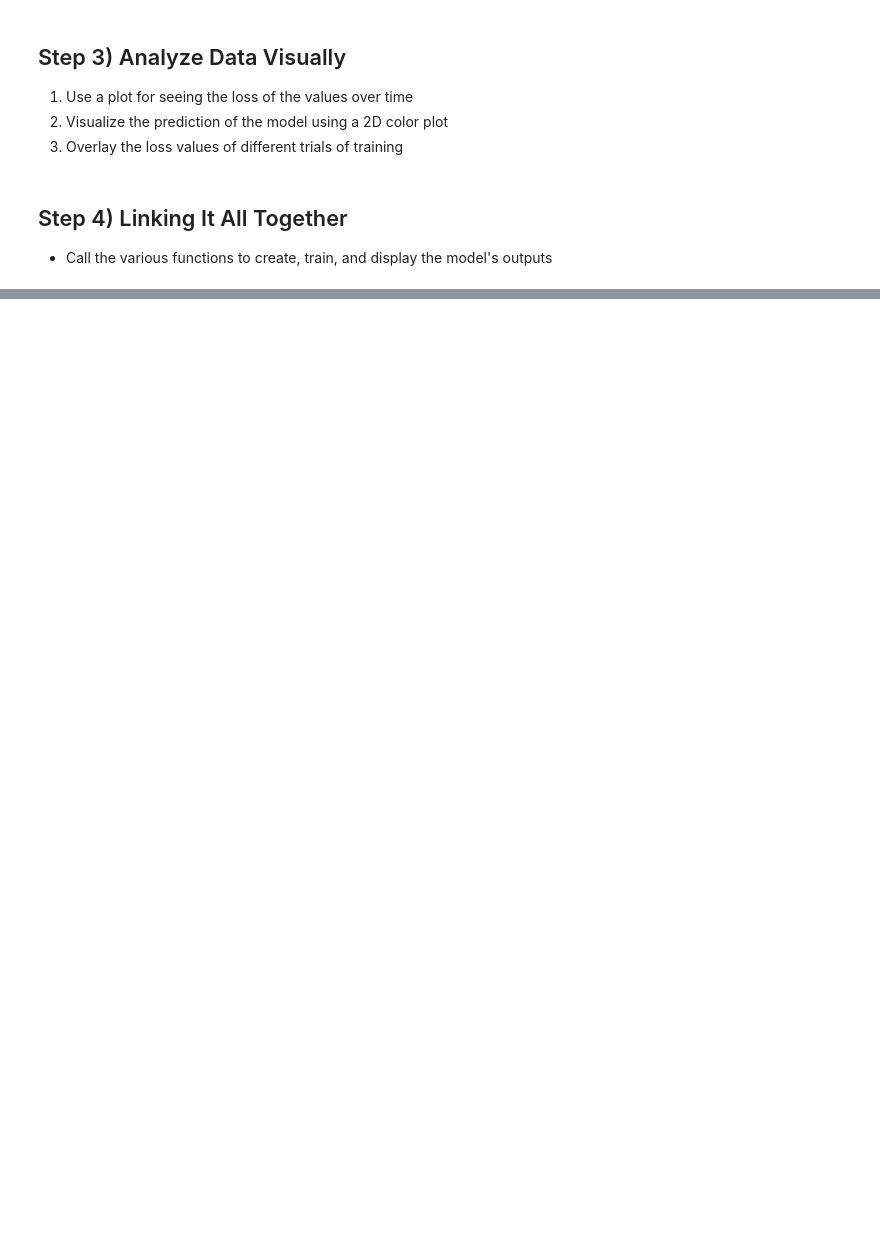
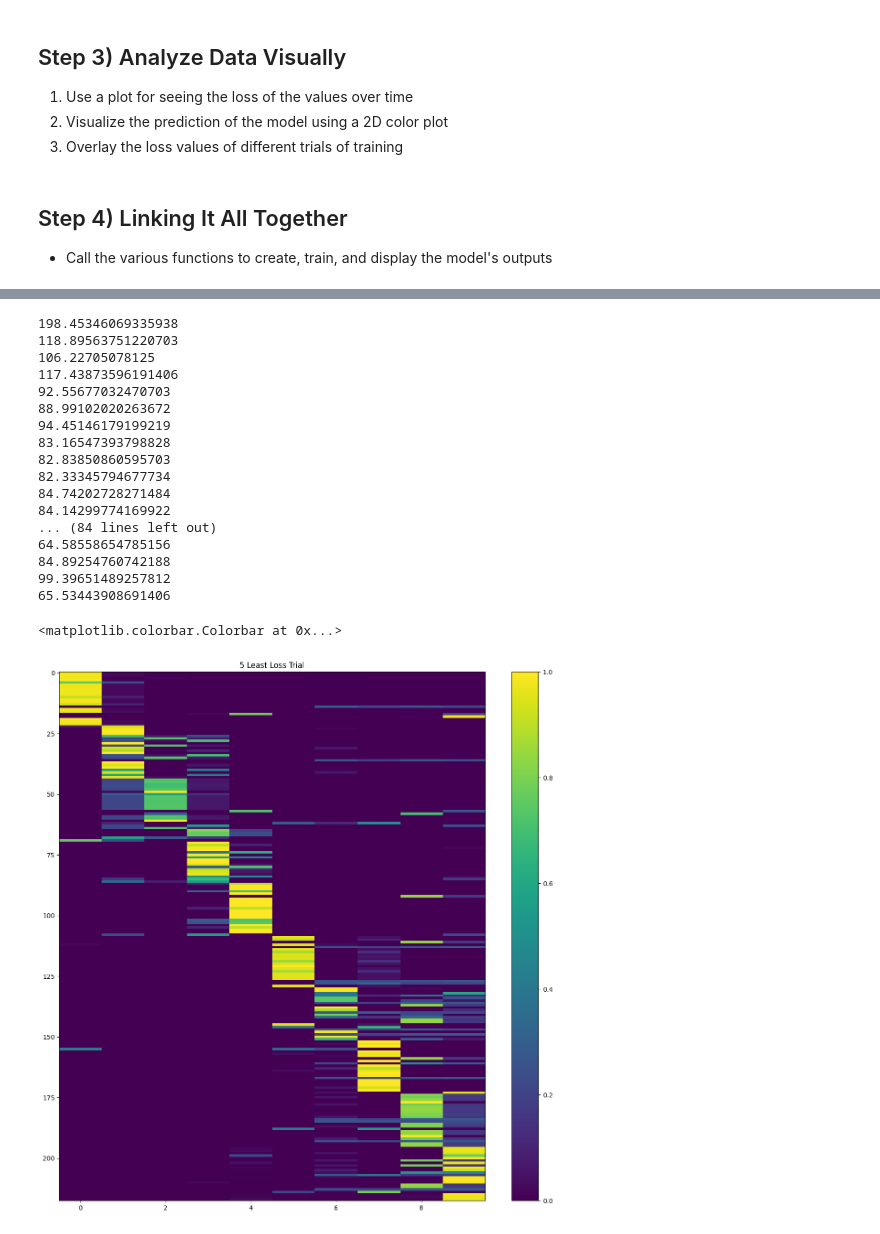
Before and after one commit to Ky-Ng/Vowel-Detection-NN, a Jupyter notebook: lpc_nn.ipynb, the cells around one changed output, grey strips where cells are left out. Cells and saved outputs as stored; diff of their text form; code cells hidden in the pictures; blank space fills up the shorter version.

```diff
--- a/lpc_nn.ipynb
+++ b/lpc_nn.ipynb
@@ -271,0 +382,41 @@ plt.colorbar()
+# %%
+model, optimizer = create_lpc_vowel_classifier(
+    NUM_LPC=INPUT_SIZE,
+    HIDDEN_LAYER_SIZE=5,
+    ONE_HOT_ENCODING_SIZE=OUTPUT_SIZE,
+    LEARNING_RATE=LEARNING_RATE
+)
+
+# Step 2) Train the model
+loss_history = train_model(
+    model=model,
+    optimizer=optimizer,
+    training_data=training_data,
+    ground_truth=ground_truth,
+    NUM_EPOCHS=NUM_EPOCHS,
+    clock_rate=CLOCK_RATE
+)
+prediction = model(torch.tensor(training_data, dtype=torch.float))
+plt.imshow(prediction.detach().numpy(), aspect='auto')
+plt.title(f"{hidden_neuron_idx+1} Least Loss Trial")
+plt.colorbar()
+# %% [output]
+198.45346069335938
+118.89563751220703
+106.22705078125
+117.43873596191406
+92.55677032470703
+88.99102020263672
+94.45146179199219
+83.16547393798828
+82.83850860595703
+82.33345794677734
+84.74202728271484
+84.14299774169922
+... (84 lines left out)
+64.58558654785156
+84.89254760742188
+99.39651489257812
+65.53443908691406
+<matplotlib.colorbar.Colorbar at 0x...>
+[figure, added]
```
Also changed, not shown: parts of 15 cells of this notebook.
